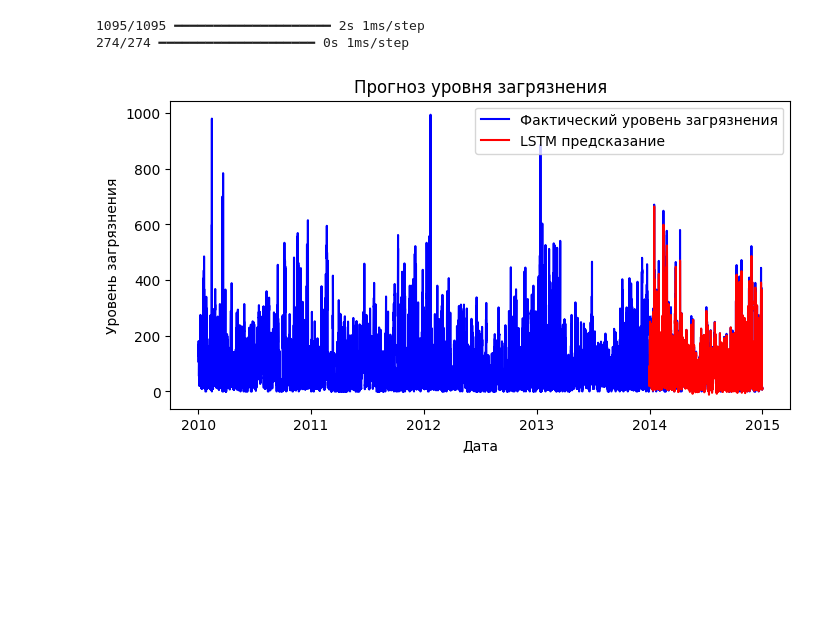
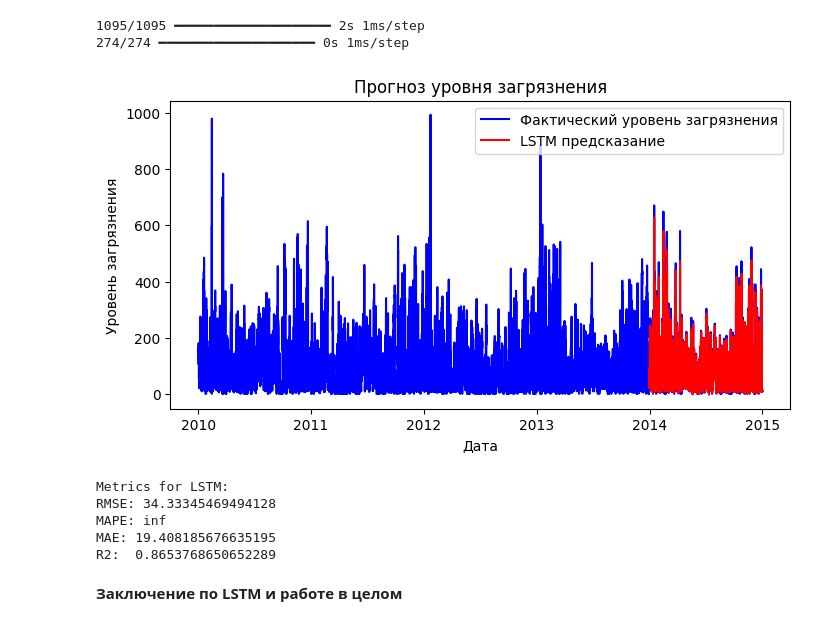
Before and after one commit to Krearden/TimeSeries, a Jupyter notebook: finalProject/final.ipynb, the cells around one changed output. Saved outputs shown, nothing was run; the diff lists cells and outputs as text; code cells hidden in the pictures; blank space fills up the shorter version.

```diff
--- a/finalProject/final.ipynb
+++ b/finalProject/final.ipynb
@@ -635,19 +641,33 @@ test_predict = pollution_scaler.inverse_transform(test_predict)
 Y_test = pollution_scaler.inverse_transform([Y_test])
 # %%
 # Создание DataFrame для предсказаний LSTM
-lstm_predictions = pd.DataFrame(test_predict, index=df.index[-len(test_predict):], columns=['LSTM_prediction'])
+lstm_predictions = pd.DataFrame(test_predict, index=ndf.index[-len(test_predict):], columns=['LSTM_prediction'])
 
 # Объединение исходных данных и предсказаний
-df = pd.concat([df, lstm_predictions], axis=1)
+ndf = pd.concat([ndf, lstm_predictions], axis=1)
 # %%
 # Визуализация результатов
 plt.figure(figsize=(8,4))
-plt.plot(df['pollution'], color='blue', label='Фактический уровень загрязнения')
-plt.plot(df['LSTM_prediction'], color='red', label='LSTM предсказание')
+plt.plot(ndf['pollution'], color='blue', label='Фактический уровень загрязнения')
+plt.plot(ndf['LSTM_prediction'], color='red', label='LSTM предсказание')
 plt.title('Прогноз уровня загрязнения')
 plt.xlabel('Дата')
 plt.ylabel('Уровень загрязнения')
 plt.legend()
 plt.show()
 # %% [output]
-[figure, old version]
+[figure, new version]
+# %%
+# Метрики для модели LSTM
+lstm_true = ndf['pollution'].iloc[-len(test_predict):].values
+lstm_pred = ndf['LSTM_prediction'].dropna().values
+print("\nMetrics for LSTM:")
+calculateMetrics(lstm_true, lstm_pred)
+# %% [output]
+Metrics for LSTM:
+RMSE: 34.33345469494128
+MAPE: inf
+MAE: 19.408185676635195
+R2:  0.8653768650652289
+# %% [markdown]
+**Заключение по LSTM и работе в целом**
```
Also changed, not shown: parts of 3 cells of this notebook.
